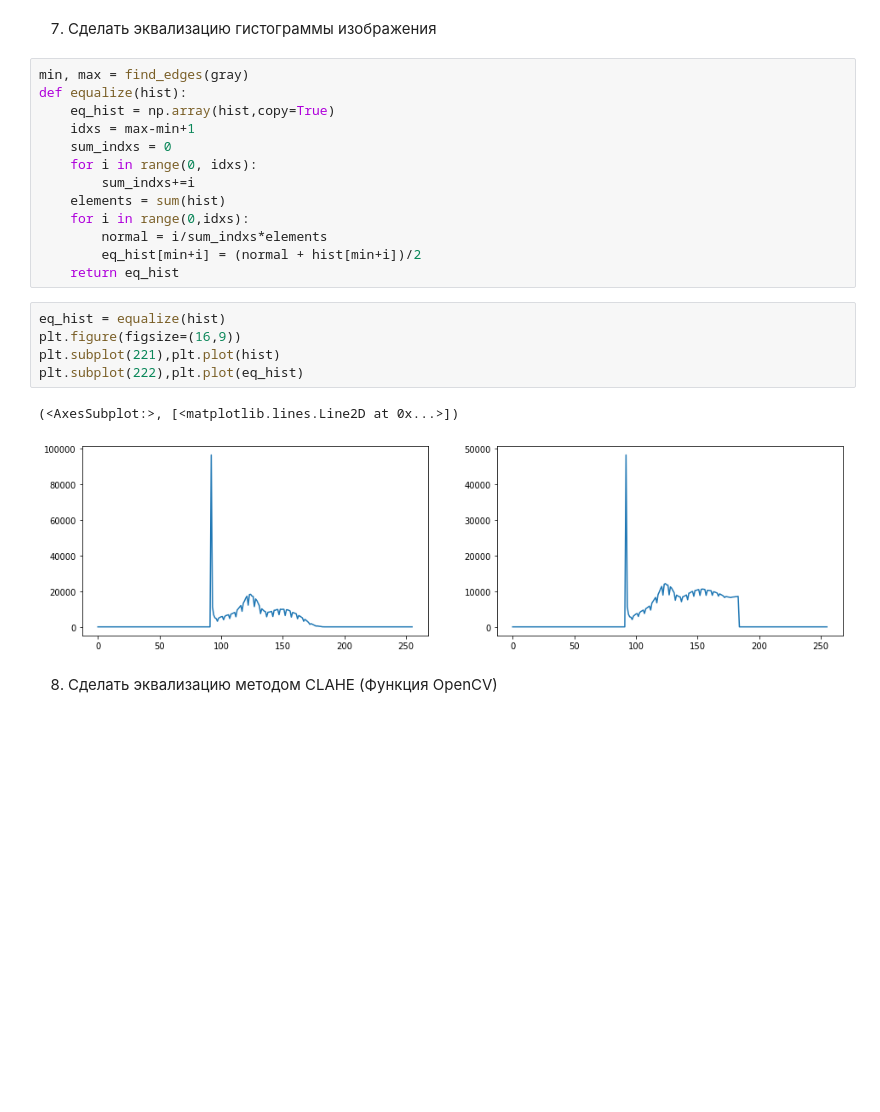
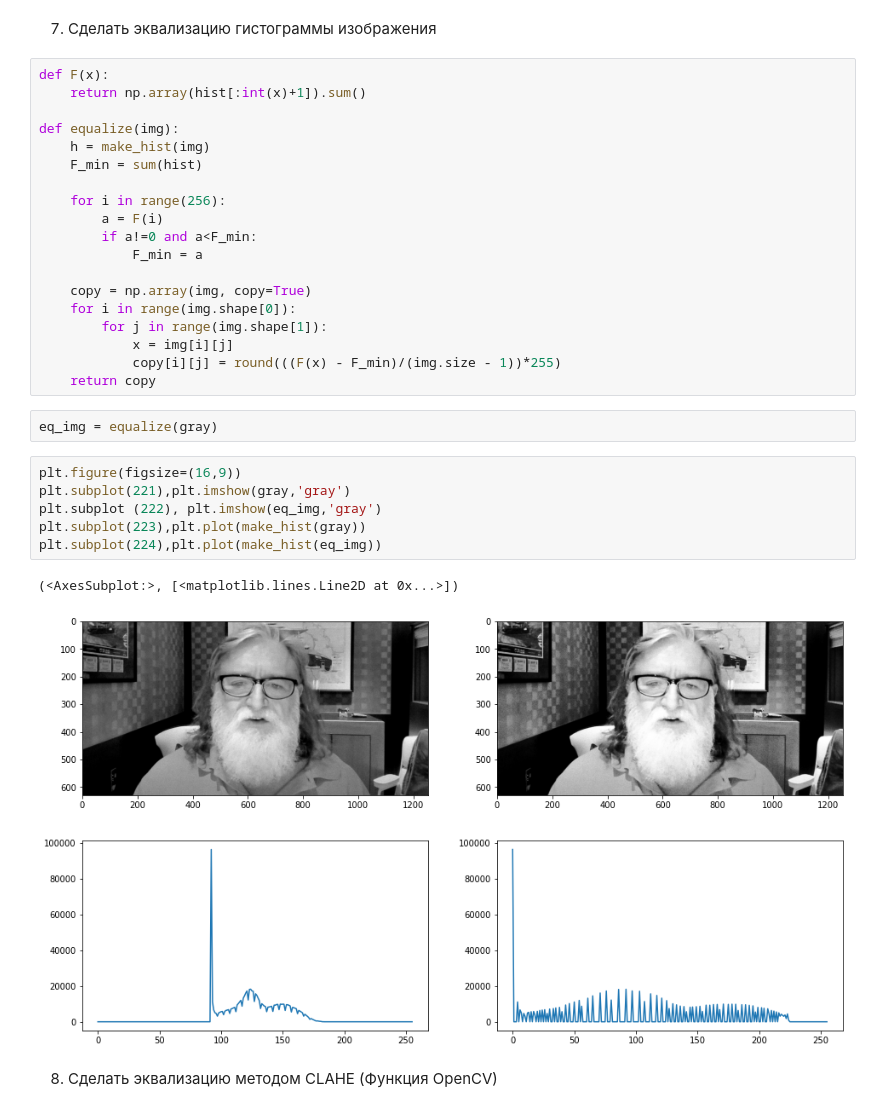
Before and after one commit to Liptee/Image-processing, a Jupyter notebook: LAB1/img_processing.ipynb, the cells around one changed output. Saved outputs shown, nothing was run; the diff lists cells and outputs as text; blank space fills up the shorter version.

```diff
--- a/LAB1/img_processing.ipynb
+++ b/LAB1/img_processing.ipynb
@@ -153,27 +124,36 @@ plt.subplot(224),plt.plot(make_hist(contr))
 [figure]
 # %% [markdown]
 7. Сделать эквализацию гистограммы изображения
-# %%
-min, max = find_edges(gray)
-def equalize(hist):
-    eq_hist = np.array(hist,copy=True)
-    idxs = max-min+1
-    sum_indxs = 0
-    for i in range(0, idxs):
-        sum_indxs+=i
-    elements = sum(hist)
-    for i in range(0,idxs):
-        normal = i/sum_indxs*elements
-        eq_hist[min+i] = (normal + hist[min+i])/2
-    return eq_hist
+# %%
+def F(x):
+    return np.array(hist[:int(x)+1]).sum()
+
+def equalize(img):
+    h = make_hist(img)
+    F_min = sum(hist)
+
+    for i in range(256):
+        a = F(i)
+        if a!=0 and a<F_min:
+            F_min = a
+
+    copy = np.array(img, copy=True)
+    for i in range(img.shape[0]):
+        for j in range(img.shape[1]):
+            x = img[i][j]
+            copy[i][j] = round(((F(x) - F_min)/(img.size - 1))*255)
+    return copy
+# %%
+eq_img = equalize(gray)
 # %%
-eq_hist = equalize(hist)
 plt.figure(figsize=(16,9))
-plt.subplot(221),plt.plot(hist)
-plt.subplot(222),plt.plot(eq_hist)
+plt.subplot(221),plt.imshow(gray,'gray')
+plt.subplot (222), plt.imshow(eq_img,'gray')
+plt.subplot(223),plt.plot(make_hist(gray))
+plt.subplot(224),plt.plot(make_hist(eq_img))
 # %% [output]
 (<AxesSubplot:>, [<matplotlib.lines.Line2D at 0x...>])
-[figure, old version]
+[figure, new version]
 # %% [markdown]
 8. Сделать эквализацию методом CLAHE (Функция OpenCV)
 # %%
```
Also changed, not shown: parts of 6 cells of this notebook, 2 other files.
